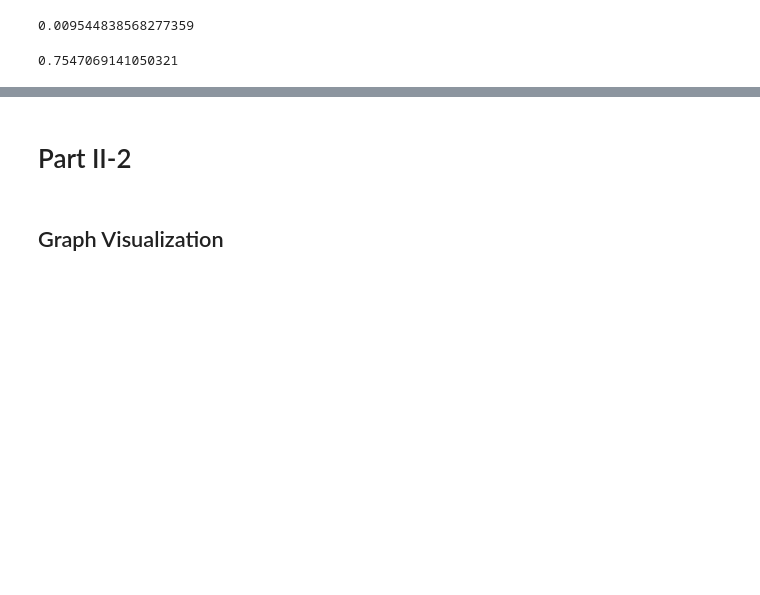
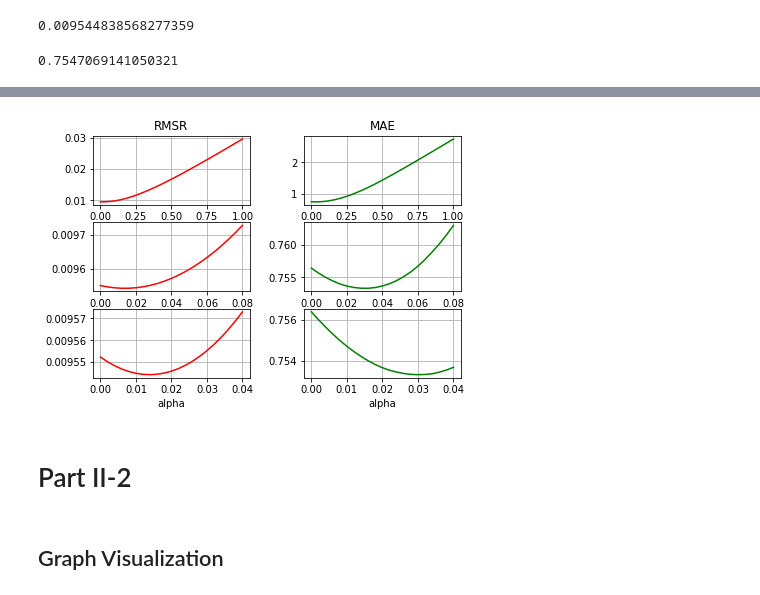
Before and after one commit to wlf1998/WebInfo, a Jupyter notebook: WebMining/Lab2.ipynb, the cells around one changed output, grey strips where cells are left out. Saved outputs shown, nothing was run; the diff lists cells and outputs as text; code cells hidden in the pictures; blank space fills up the shorter version.

```diff
--- a/WebMining/Lab2.ipynb
+++ b/WebMining/Lab2.ipynb
@@ -321,7 +537,8 @@ k=5
 cf_pred=np.zeros((test_user_size,test_movie_size))
 
 for x in range(1,test_user_size):
-    print(x)
+    if x%100=0:
+        print(x)
     for i in range(1,test_movie_size):
         index=np.arange(movie_num+1)[train_matrix[x].astype("bool")]
         Nix=index[np.argsort(movie_sim[i,train_matrix[x].astype("bool")])[-k:]]
@@ -463,0 +713,3 @@ np.sum(np.absolute(result_matrix))/np.count_nonzero(test_matrix)
+# %%
+alpha=np.linspace(0,1,26)
+result=[EX_PRED(a) for a in alpha]
@@ -463,0 +734,2 @@ np.sum(np.absolute(result_matrix))/np.count_nonzero(test_matrix)
+# %%
+result2=[EX_PRED(a) for a in np.linspace(0,0.08,21)]
@@ -463,0 +754,2 @@ np.sum(np.absolute(result_matrix))/np.count_nonzero(test_matrix)
+# %%
+result3=[EX_PRED(a) for a in np.linspace(0,0.04,21)]
@@ -464,3 +774,45 @@ np.sum(np.absolute(result_matrix))/np.count_nonzero(test_matrix)
+# %%
+import matplotlib.pyplot as plt
+%matplotlib inline
+plt.figure(1)
+plt.subplot(3,2,1)
+plt.plot(np.linspace(0,1,26),[i[0] for i in result],label="RMSR",color='r')
+plt.title('RMSR')
+plt.grid(True)
+#plt.legend()
+plt.subplot(3,2,2)
+plt.plot(np.linspace(0,1,26),[i[1] for i in result],label="MAE",color='g')
+plt.title('MAE')
+plt.grid(True)
+#plt.legend()
+plt.subplot(3,2,3)
+plt.plot(np.linspace(0,0.08,21),[i[0] for i in result2],label="RMSR",color='r')
+#plt.title('RMSR')
+plt.grid(True)
+#plt.legend()
+plt.subplot(3,2,4)
+plt.plot(np.linspace(0,0.08,21),[i[1] for i in result2],label="MAE",color='g')
+#plt.title('MAE')
+plt.grid(True)
+#plt.legend()
+plt.subplot(3,2,5)
+plt.plot(np.linspace(0,0.04,21),[i[0] for i in result3],label="RMSR",color='r')
+#plt.title('RMSR')
+plt.grid(True)
+#plt.legend()
+plt.xlabel("alpha")
+plt.subplot(3,2,6)
+plt.plot(np.linspace(0,0.04,21),[i[1] for i in result3],label="MAE",color='g')
+#plt.title('MAE')
+plt.grid(True)
+#plt.legend()
+plt.xlabel("alpha")
+plt.subplots_adjust(top=0.92, bottom=0.08, left=0.10, right=0.95, hspace=0.25,
+                    wspace=0.35)
+plt.savefig("./graph/PartII-1-Extension.png",dpi=1000)
+plt.show()
+# %% [output]
+[figure, added]
 # %% [markdown]
 # Part II-2
 # %%
```
Also changed, not shown: parts of 49 cells of this notebook, 8 other files.
